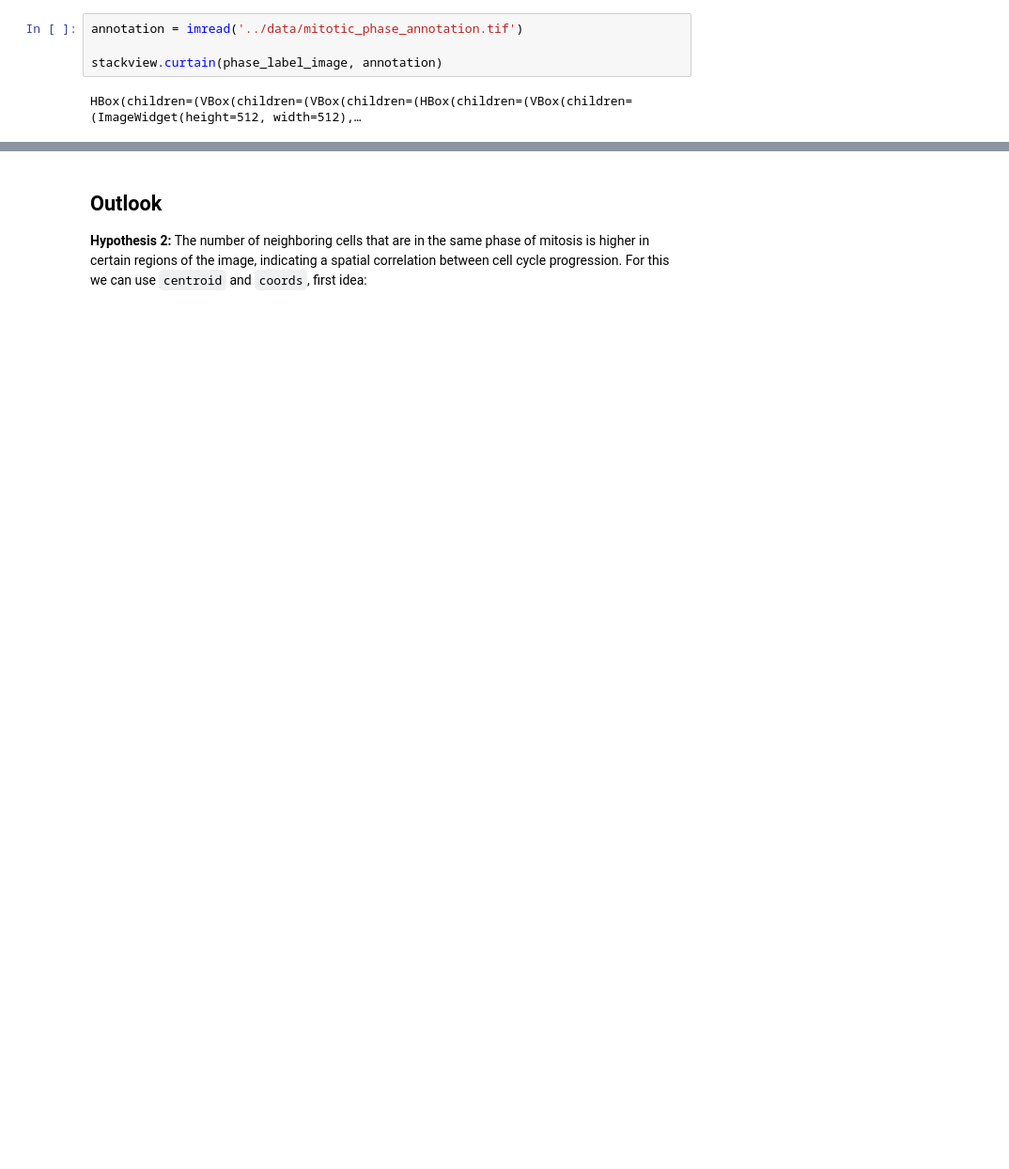
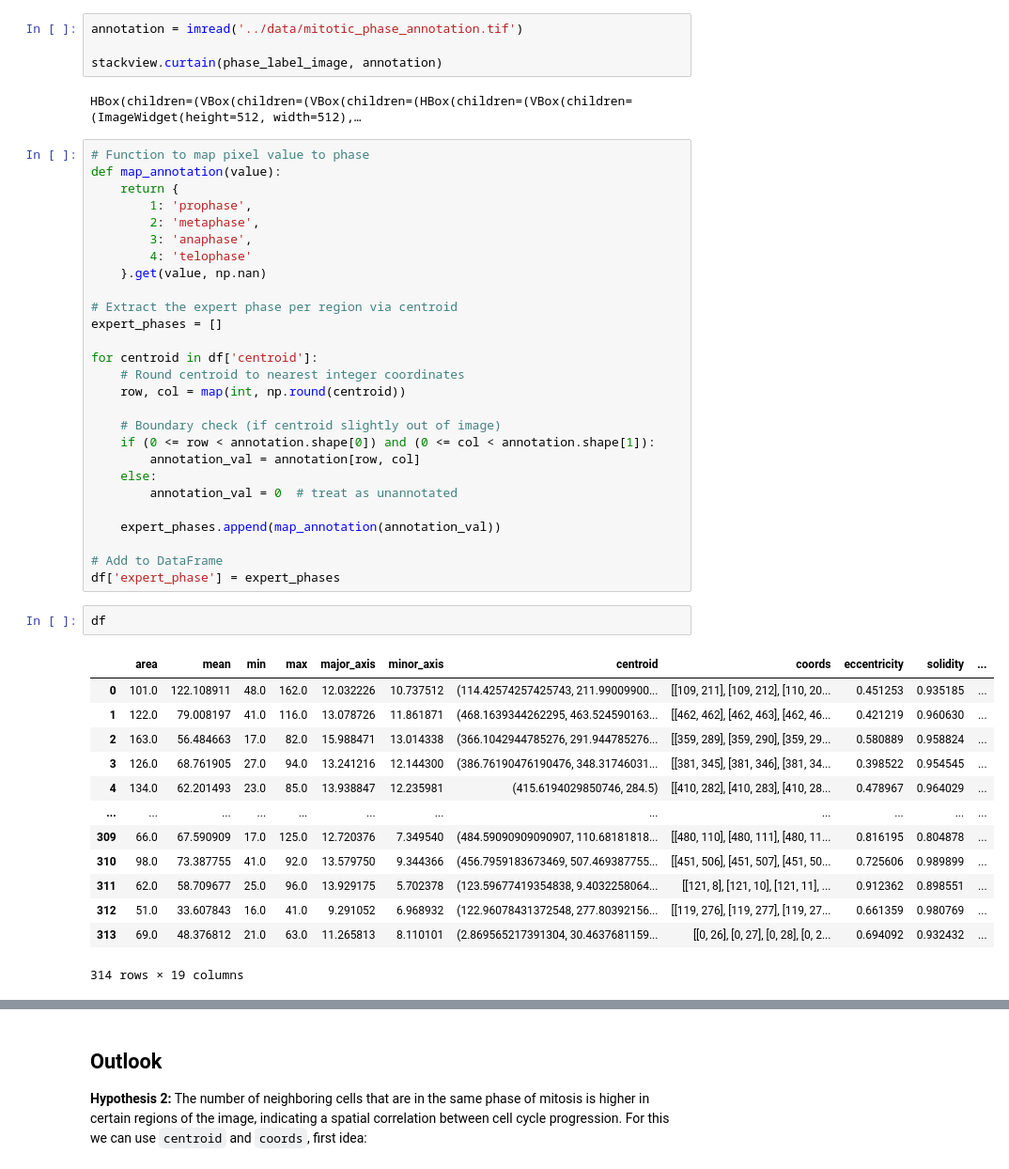
Before and after one commit to marabuuu/rse-lab, a Jupyter notebook: notebooks/RSE_assignment.ipynb, the cells around one changed output, grey strips where cells are left out. Shown at 94% size. Drawn from its saved outputs; the diff is of its cells as text; blank space fills up the shorter version.

```diff
--- a/notebooks/RSE_assignment.ipynb
+++ b/notebooks/RSE_assignment.ipynb
@@ -485,3 +498,46 @@ annotation = imread('../data/mitotic_phase_annotation.tif')
 stackview.curtain(phase_label_image, annotation)
 # %% [output]
 HBox(children=(VBox(children=(VBox(children=(HBox(children=(VBox(children=(ImageWidget(height=512, width=512),…
+# %%
+# Function to map pixel value to phase
+def map_annotation(value):
+    return {
+        1: 'prophase',
+        2: 'metaphase',
+        3: 'anaphase',
+        4: 'telophase'
+    }.get(value, np.nan)
+
+# Extract the expert phase per region via centroid
+expert_phases = []
+
+for centroid in df['centroid']:
+    # Round centroid to nearest integer coordinates
+    row, col = map(int, np.round(centroid))
+
+    # Boundary check (if centroid slightly out of image)
+    if (0 <= row < annotation.shape[0]) and (0 <= col < annotation.shape[1]):
+        annotation_val = annotation[row, col]
+    else:
+        annotation_val = 0  # treat as unannotated
+
+    expert_phases.append(map_annotation(annotation_val))
+
+# Add to DataFrame
+df['expert_phase'] = expert_phases
+# %%
+df
+# %% [output]
+|  | area | mean | min | max | major_axis | minor_axis | centroid | coords | eccentricity | solidity | ... |
+| 0 | 101.0 | 122.108911 | 48.0 | 162.0 | 12.032226 | 10.737512 | (114.42574257425743, 211.99009900... | [[109, 211], [109, 212], [110, 20... | 0.451253 | 0.935185 | ... |
+| 1 | 122.0 | 79.008197 | 41.0 | 116.0 | 13.078726 | 11.861871 | (468.1639344262295, 463.524590163... | [[462, 462], [462, 463], [462, 46... | 0.421219 | 0.960630 | ... |
+| 2 | 163.0 | 56.484663 | 17.0 | 82.0 | 15.988471 | 13.014338 | (366.1042944785276, 291.944785276... | [[359, 289], [359, 290], [359, 29... | 0.580889 | 0.958824 | ... |
+| 3 | 126.0 | 68.761905 | 27.0 | 94.0 | 13.241216 | 12.144300 | (386.76190476190476, 348.31746031... | [[381, 345], [381, 346], [381, 34... | 0.398522 | 0.954545 | ... |
+| 4 | 134.0 | 62.201493 | 23.0 | 85.0 | 13.938847 | 12.235981 | (415.6194029850746, 284.5) | [[410, 282], [410, 283], [410, 28... | 0.478967 | 0.964029 | ... |
+| ... | ... | ... | ... | ... | ... | ... | ... | ... | ... | ... | ... |
+| 309 | 66.0 | 67.590909 | 17.0 | 125.0 | 12.720376 | 7.349540 | (484.59090909090907, 110.68181818... | [[480, 110], [480, 111], [480, 11... | 0.816195 | 0.804878 | ... |
+| 310 | 98.0 | 73.387755 | 41.0 | 92.0 | 13.579750 | 9.344366 | (456.7959183673469, 507.469387755... | [[451, 506], [451, 507], [451, 50... | 0.725606 | 0.989899 | ... |
+| 311 | 62.0 | 58.709677 | 25.0 | 96.0 | 13.929175 | 5.702378 | (123.59677419354838, 9.4032258064... | [[121, 8], [121, 10], [121, 11], ... | 0.912362 | 0.898551 | ... |
+| 312 | 51.0 | 33.607843 | 16.0 | 41.0 | 9.291052 | 6.968932 | (122.96078431372548, 277.80392156... | [[119, 276], [119, 277], [119, 27... | 0.661359 | 0.980769 | ... |
+| 313 | 69.0 | 48.376812 | 21.0 | 63.0 | 11.265813 | 8.110101 | (2.869565217391304, 30.4637681159... | [[0, 26], [0, 27], [0, 28], [0, 2... | 0.694092 | 0.932432 | ... |
+314 rows × 19 columns
```
Also changed, not shown: parts of 5 cells of this notebook, 1 other file.
